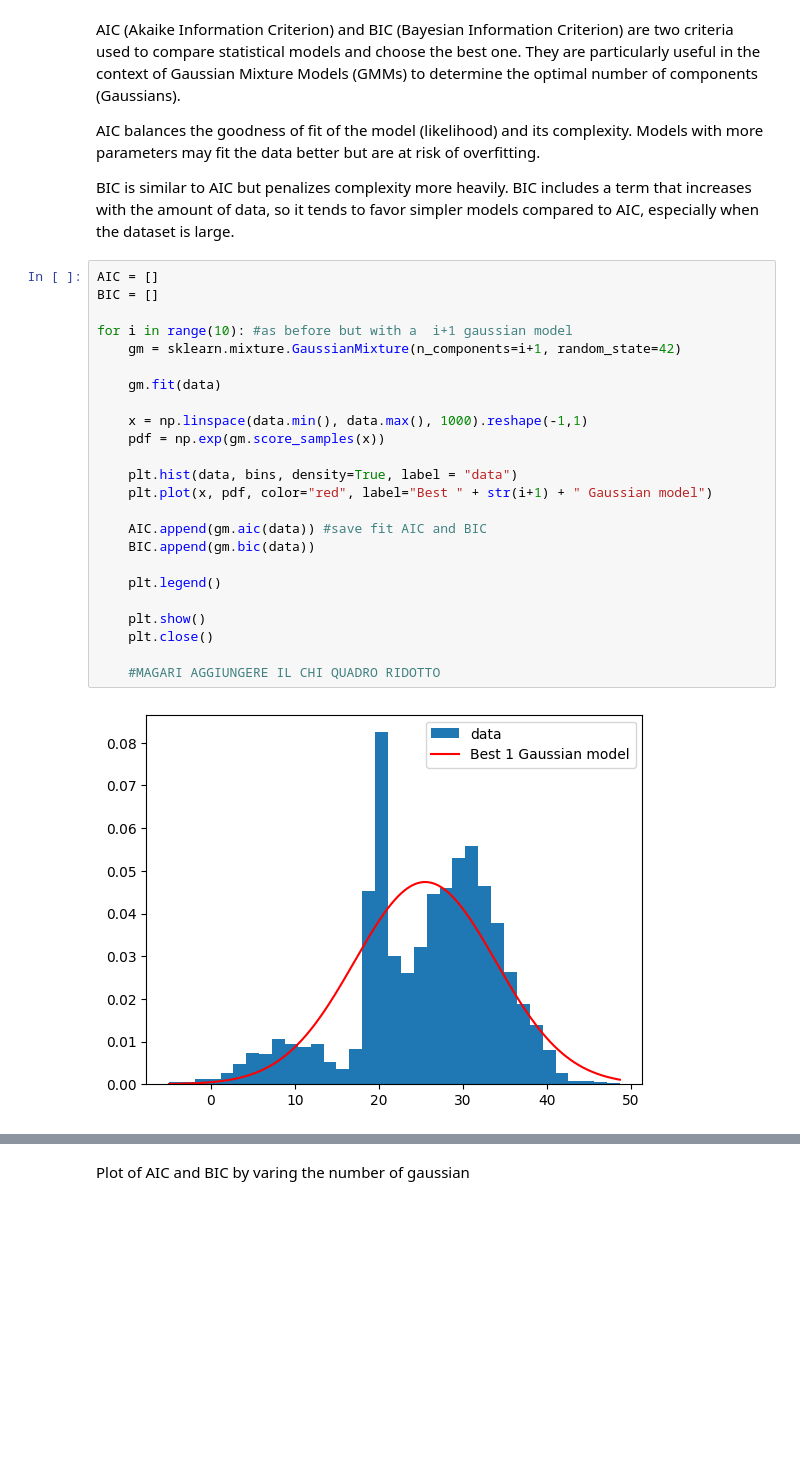
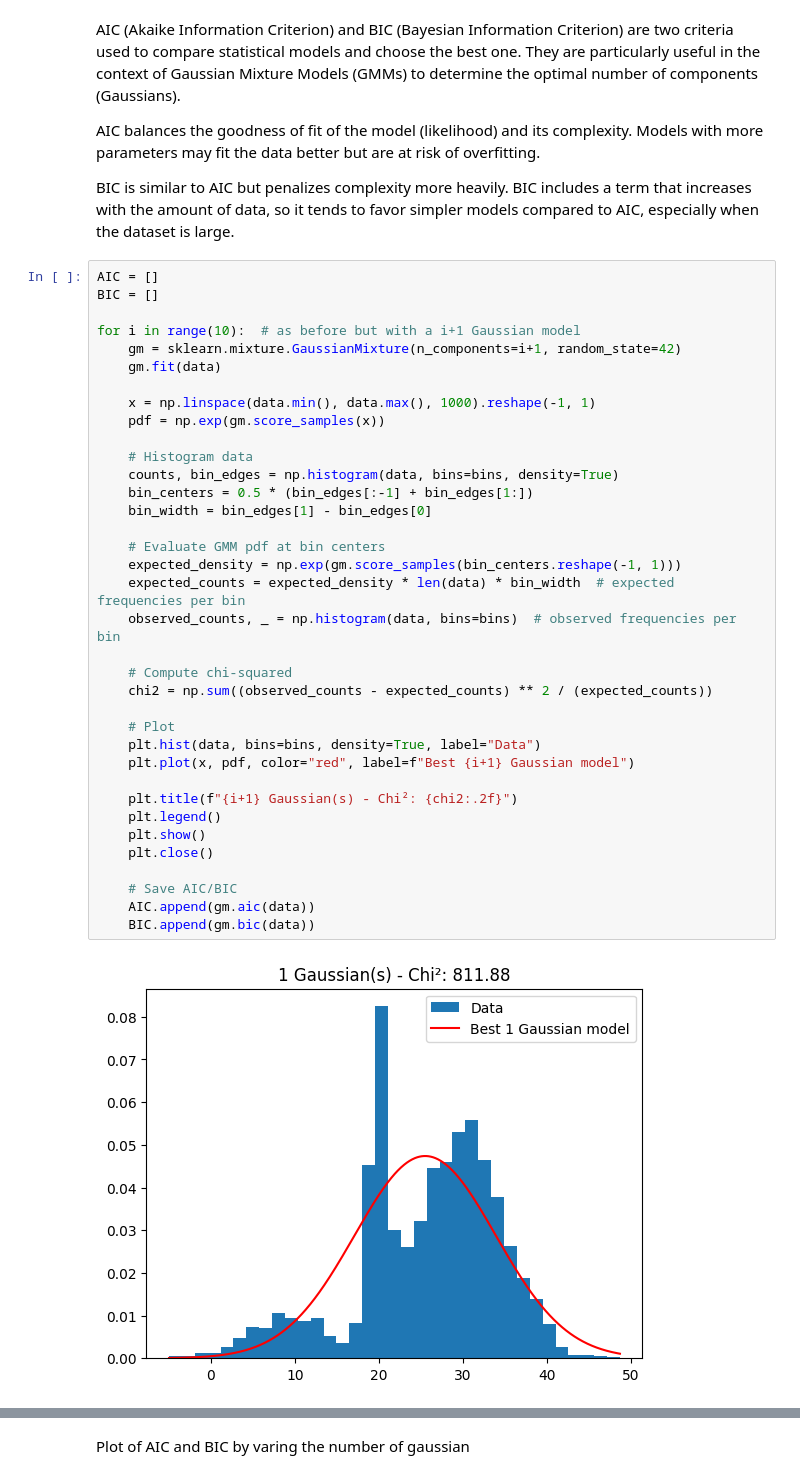
Before and after one commit to oblivion0218/ES_AstroStatistic, a Jupyter notebook: Riccardo_Bossi/lez 6/MultiGauss.ipynb, the cells around one changed output, grey strips where cells are left out. Cells and saved outputs as stored; diff of their text form; blank space fills up the shorter version.

```diff
--- a/Riccardo_Bossi/lez 6/MultiGauss.ipynb
+++ b/Riccardo_Bossi/lez 6/MultiGauss.ipynb
@@ -47,26 +63,38 @@ BIC is similar to AIC but penalizes complexity more heavily. BIC includes a term
 # %%
 AIC = []
 BIC = []
 
-for i in range(10): #as before but with a  i+1 gaussian model
+for i in range(10):  # as before but with a i+1 Gaussian model
     gm = sklearn.mixture.GaussianMixture(n_components=i+1, random_state=42)
-
     gm.fit(data)
 
-    x = np.linspace(data.min(), data.max(), 1000).reshape(-1,1)
+    x = np.linspace(data.min(), data.max(), 1000).reshape(-1, 1)
     pdf = np.exp(gm.score_samples(x))
 
-    plt.hist(data, bins, density=True, label = "data")
-    plt.plot(x, pdf, color="red", label="Best " + str(i+1) + " Gaussian model")
+    # Histogram data
+    counts, bin_edges = np.histogram(data, bins=bins, density=True)
+    bin_centers = 0.5 * (bin_edges[:-1] + bin_edges[1:])
+    bin_width = bin_edges[1] - bin_edges[0]
 
-    AIC.append(gm.aic(data)) #save fit AIC and BIC
-    BIC.append(gm.bic(data))
+    # Evaluate GMM pdf at bin centers
+    expected_density = np.exp(gm.score_samples(bin_centers.reshape(-1, 1)))
+    expected_counts = expected_density * len(data) * bin_width  # expected frequencies per bin
+    observed_counts, _ = np.histogram(data, bins=bins)  # observed frequencies per bin
 
+    # Compute chi-squared
+    chi2 = np.sum((observed_counts - expected_counts) ** 2 / (expected_counts))
+
+    # Plot
+    plt.hist(data, bins=bins, density=True, label="Data")
+    plt.plot(x, pdf, color="red", label=f"Best {i+1} Gaussian model")
+
+    plt.title(f"{i+1} Gaussian(s) - Chi²: {chi2:.2f}")
     plt.legend()
-
     plt.show()
     plt.close()
 
-    #MAGARI AGGIUNGERE IL CHI QUADRO RIDOTTO
+    # Save AIC/BIC
+    AIC.append(gm.aic(data))
+    BIC.append(gm.bic(data))
 # %% [output]
-[figure, old version]
+[figure, new version]
```
Also changed, not shown: parts of 6 cells of this notebook, 4 other files.
